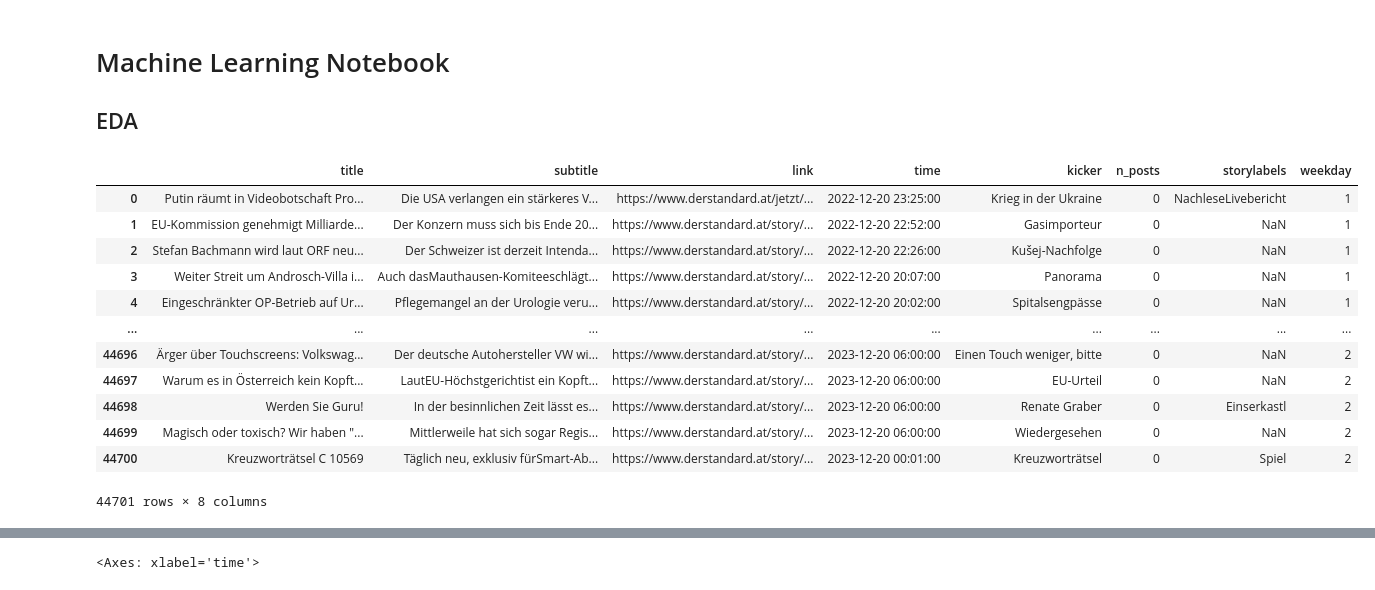
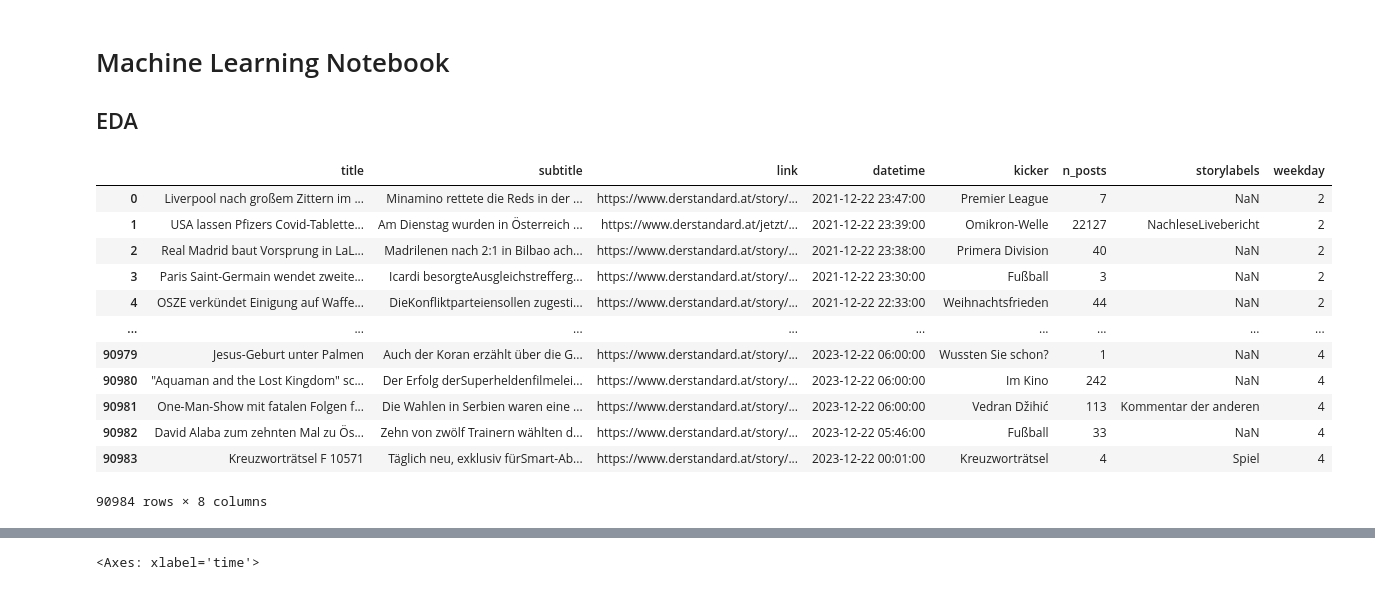
Before and after one commit to pastra98/AI_Lab, a Jupyter notebook: assignment/ml_analysis.ipynb, the cells around one changed output, grey strips where cells are left out. Cells and saved outputs as stored; diff of their text form; code cells hidden in the pictures.

Commit message:
scrape two years, fix bug where I didn't get n_posts

```diff
--- a/assignment/ml_analysis.ipynb
+++ b/assignment/ml_analysis.ipynb
@@ -8,21 +8,21 @@ import matplotlib.pyplot as plt
 # %%
 df = pd.read_csv('./data/derstandard_frontpage_data.csv')
 
 # prepare time data
-df['time'] = pd.to_datetime(df['time'])
-df['weekday'] = df['time'].dt.weekday
+df['datetime'] = pd.to_datetime(df['datetime'])
+df['weekday'] = df['datetime'].dt.weekday
 df
 # %% [output]
-|  | title | subtitle | link | time | kicker | n_posts | storylabels | weekday |
-| 0 | Putin räumt in Videobotschaft Pro... | Die USA verlangen ein stärkeres V... | https://www.derstandard.at/jetzt/... | 2022-12-20 23:25:00 | Krieg in der Ukraine | 0 | NachleseLivebericht | 1 |
-| 1 | EU-Kommission genehmigt Milliarde... | Der Konzern muss sich bis Ende 20... | https://www.derstandard.at/story/... | 2022-12-20 22:52:00 | Gasimporteur | 0 | NaN | 1 |
-| 2 | Stefan Bachmann wird laut ORF neu... | Der Schweizer ist derzeit Intenda... | https://www.derstandard.at/story/... | 2022-12-20 22:26:00 | Kušej-Nachfolge | 0 | NaN | 1 |
-| 3 | Weiter Streit um Androsch-Villa i... | Auch dasMauthausen-Komiteeschlägt... | https://www.derstandard.at/story/... | 2022-12-20 20:07:00 | Panorama | 0 | NaN | 1 |
-| 4 | Eingeschränkter OP-Betrieb auf Ur... | Pflegemangel an der Urologie veru... | https://www.derstandard.at/story/... | 2022-12-20 20:02:00 | Spitalsengpässe | 0 | NaN | 1 |
+|  | title | subtitle | link | datetime | kicker | n_posts | storylabels | weekday |
+| 0 | Liverpool nach großem Zittern im ... | Minamino rettete die Reds in der ... | https://www.derstandard.at/story/... | 2021-12-22 23:47:00 | Premier League | 7 | NaN | 2 |
+| 1 | USA lassen Pfizers Covid-Tablette... | Am Dienstag wurden in Österreich ... | https://www.derstandard.at/jetzt/... | 2021-12-22 23:39:00 | Omikron-Welle | 22127 | NachleseLivebericht | 2 |
+| 2 | Real Madrid baut Vorsprung in LaL... | Madrilenen nach 2:1 in Bilbao ach... | https://www.derstandard.at/story/... | 2021-12-22 23:38:00 | Primera Division | 40 | NaN | 2 |
+| 3 | Paris Saint-Germain wendet zweite... | Icardi besorgteAusgleichstrefferg... | https://www.derstandard.at/story/... | 2021-12-22 23:30:00 | Fußball | 3 | NaN | 2 |
+| 4 | OSZE verkündet Einigung auf Waffe... | DieKonfliktparteiensollen zugesti... | https://www.derstandard.at/story/... | 2021-12-22 22:33:00 | Weihnachtsfrieden | 44 | NaN | 2 |
 | ... | ... | ... | ... | ... | ... | ... | ... | ... |
-| 44696 | Ärger über Touchscreens: Volkswag... | Der deutsche Autohersteller VW wi... | https://www.derstandard.at/story/... | 2023-12-20 06:00:00 | Einen Touch weniger, bitte | 0 | NaN | 2 |
-| 44697 | Warum es in Österreich kein Kopft... | LautEU-Höchstgerichtist ein Kopft... | https://www.derstandard.at/story/... | 2023-12-20 06:00:00 | EU-Urteil | 0 | NaN | 2 |
-| 44698 | Werden Sie Guru! | In der besinnlichen Zeit lässt es... | https://www.derstandard.at/story/... | 2023-12-20 06:00:00 | Renate Graber | 0 | Einserkastl | 2 |
-| 44699 | Magisch oder toxisch? Wir haben "... | Mittlerweile hat sich sogar Regis... | https://www.derstandard.at/story/... | 2023-12-20 06:00:00 | Wiedergesehen | 0 | NaN | 2 |
-| 44700 | Kreuzworträtsel C 10569 | Täglich neu, exklusiv fürSmart-Ab... | https://www.derstandard.at/story/... | 2023-12-20 00:01:00 | Kreuzworträtsel | 0 | Spiel | 2 |
+| 90979 | Jesus-Geburt unter Palmen | Auch der Koran erzählt über die G... | https://www.derstandard.at/story/... | 2023-12-22 06:00:00 | Wussten Sie schon? | 1 | NaN | 4 |
+| 90980 | "Aquaman and the Lost Kingdom" sc... | Der Erfolg derSuperheldenfilmelei... | https://www.derstandard.at/story/... | 2023-12-22 06:00:00 | Im Kino | 242 | NaN | 4 |
+| 90981 | One-Man-Show mit fatalen Folgen f... | Die Wahlen in Serbien waren eine ... | https://www.derstandard.at/story/... | 2023-12-22 06:00:00 | Vedran Džihić | 113 | Kommentar der anderen | 4 |
+| 90982 | David Alaba zum zehnten Mal zu Ös... | Zehn von zwölf Trainern wählten d... | https://www.derstandard.at/story/... | 2023-12-22 05:46:00 | Fußball | 33 | NaN | 4 |
+| 90983 | Kreuzworträtsel F 10571 | Täglich neu, exklusiv fürSmart-Ab... | https://www.derstandard.at/story/... | 2023-12-22 00:01:00 | Kreuzworträtsel | 4 | Spiel | 4 |
-44701 rows × 8 columns
+90984 rows × 8 columns
```
Also changed, not shown: parts of 2 cells of this notebook, 2 other files.
